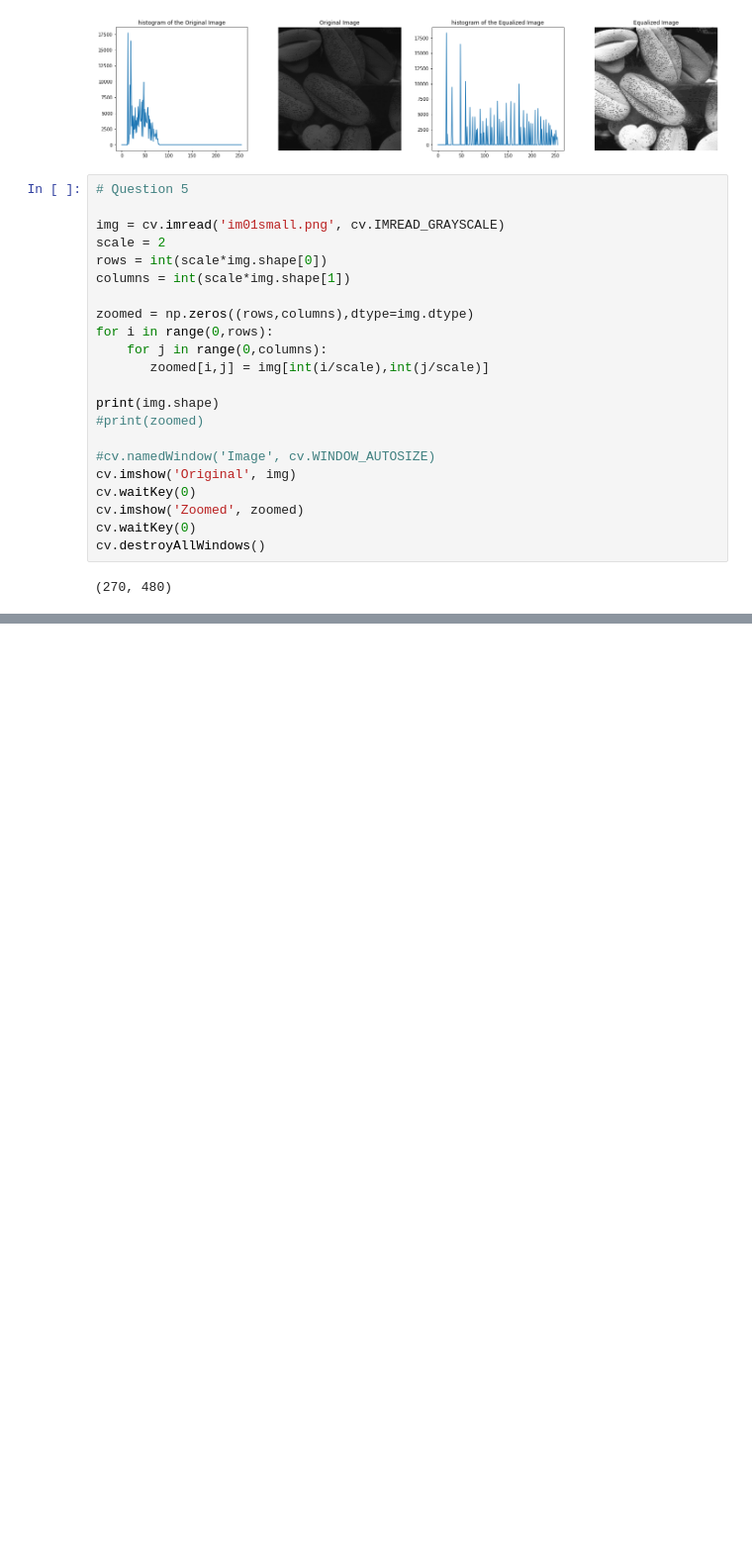
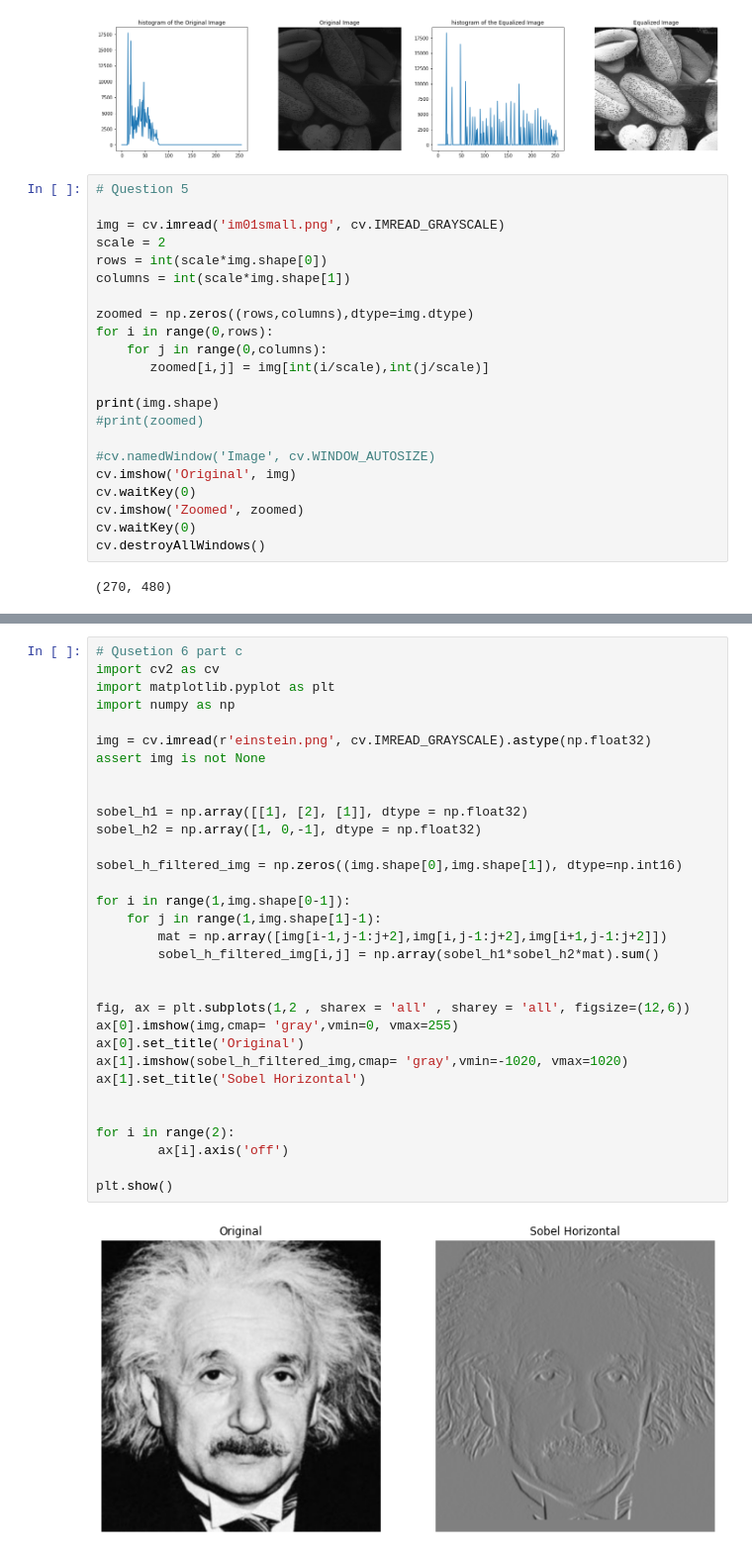
Before and after one commit to SeniruD/EN2550_Exercises, a Jupyter notebook: Assignment_1/190155L_Assignment1.ipynb, the cells around one changed output, grey strips where cells are left out. Shown at 99% size. Drawn from its saved outputs; the diff is of its cells as text; blank space fills up the shorter version.

```diff
--- a/Assignment_1/190155L_Assignment1.ipynb
+++ b/Assignment_1/190155L_Assignment1.ipynb
@@ -238,0 +279,34 @@ plt.show()
+# %%
+# Qusetion 6 part c
+import cv2 as cv
+import matplotlib.pyplot as plt
+import numpy as np
+
+img = cv.imread(r'einstein.png', cv.IMREAD_GRAYSCALE).astype(np.float32)
+assert img is not None
+
+
+sobel_h1 = np.array([[1], [2], [1]], dtype = np.float32)
+sobel_h2 = np.array([1, 0,-1], dtype = np.float32)
+
+sobel_h_filtered_img = np.zeros((img.shape[0],img.shape[1]), dtype=np.int16)
+
+for i in range(1,img.shape[0-1]):
+    for j in range(1,img.shape[1]-1):
+        mat = np.array([img[i-1,j-1:j+2],img[i,j-1:j+2],img[i+1,j-1:j+2]])
+        sobel_h_filtered_img[i,j] = np.array(sobel_h1*sobel_h2*mat).sum()
+
+
+fig, ax = plt.subplots(1,2 , sharex = 'all' , sharey = 'all', figsize=(12,6))
+ax[0].imshow(img,cmap= 'gray',vmin=0, vmax=255)
+ax[0].set_title('Original')
+ax[1].imshow(sobel_h_filtered_img,cmap= 'gray',vmin=-1020, vmax=1020)
+ax[1].set_title('Sobel Horizontal')
+
+
+for i in range(2):
+        ax[i].axis('off')
+
+plt.show()
+# %% [output]
+[figure, added]
```
Also changed, not shown: parts of 5 cells of this notebook.
